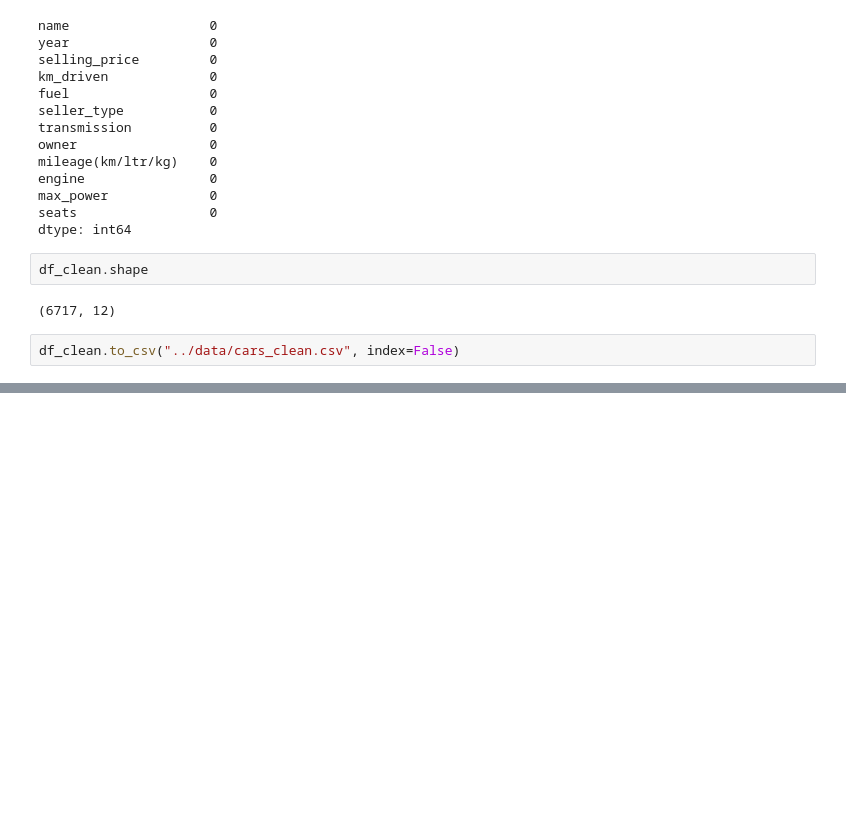
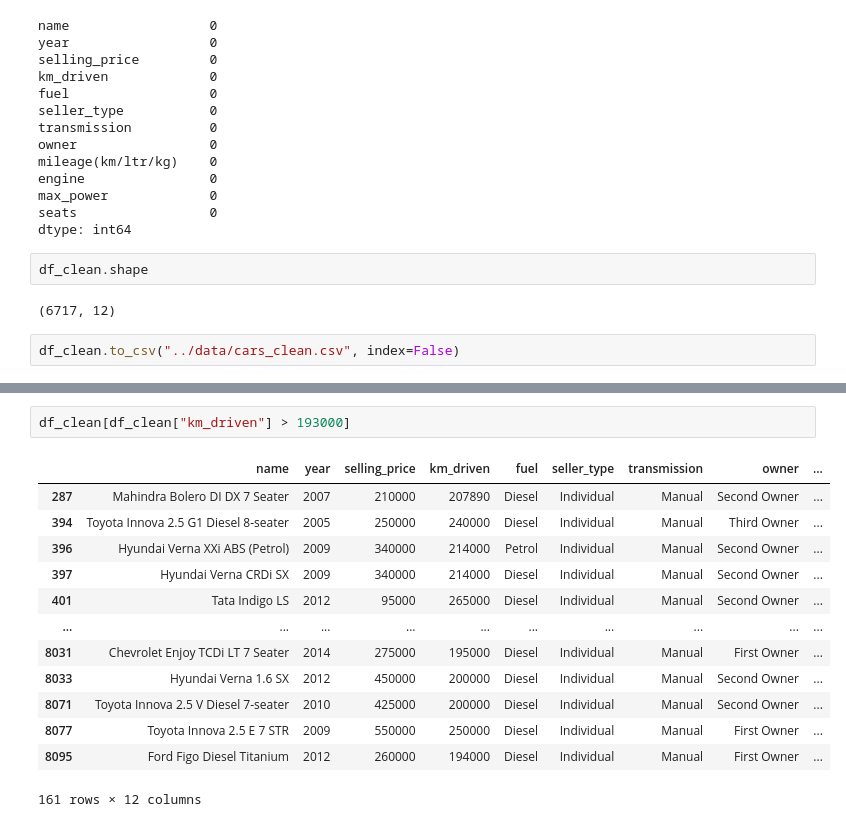
Before and after one commit to SheL16/car-price-prediction, a Jupyter notebook: notebooks/analysis.ipynb, the cells around one changed output, grey strips where cells are left out. Drawn from its saved outputs; the diff is of its cells as text; blank space fills up the shorter version.

```diff
--- a/notebooks/analysis.ipynb
+++ b/notebooks/analysis.ipynb
@@ -100,0 +127,16 @@ df_clean.to_csv("../data/cars_clean.csv", index=False)
+# %%
+df_clean[df_clean["km_driven"] > 193000]
+# %% [output]
+|  | name | year | selling_price | km_driven | fuel | seller_type | transmission | owner | ... |
+| 287 | Mahindra Bolero DI DX 7 Seater | 2007 | 210000 | 207890 | Diesel | Individual | Manual | Second Owner | ... |
+| 394 | Toyota Innova 2.5 G1 Diesel 8-seater | 2005 | 250000 | 240000 | Diesel | Individual | Manual | Third Owner | ... |
+| 396 | Hyundai Verna XXi ABS (Petrol) | 2009 | 340000 | 214000 | Petrol | Individual | Manual | Second Owner | ... |
+| 397 | Hyundai Verna CRDi SX | 2009 | 340000 | 214000 | Diesel | Individual | Manual | Second Owner | ... |
+| 401 | Tata Indigo LS | 2012 | 95000 | 265000 | Diesel | Individual | Manual | Second Owner | ... |
+| ... | ... | ... | ... | ... | ... | ... | ... | ... | ... |
+| 8031 | Chevrolet Enjoy TCDi LT 7 Seater | 2014 | 275000 | 195000 | Diesel | Individual | Manual | First Owner | ... |
+| 8033 | Hyundai Verna 1.6 SX | 2012 | 450000 | 200000 | Diesel | Individual | Manual | Second Owner | ... |
+| 8071 | Toyota Innova 2.5 V Diesel 7-seater | 2010 | 425000 | 200000 | Diesel | Individual | Manual | Second Owner | ... |
+| 8077 | Toyota Innova 2.5 E 7 STR | 2009 | 550000 | 250000 | Diesel | Individual | Manual | First Owner | ... |
+| 8095 | Ford Figo Diesel Titanium | 2012 | 260000 | 194000 | Diesel | Individual | Manual | First Owner | ... |
+161 rows × 12 columns
```
Also changed, not shown: parts of 19 cells of this notebook.
